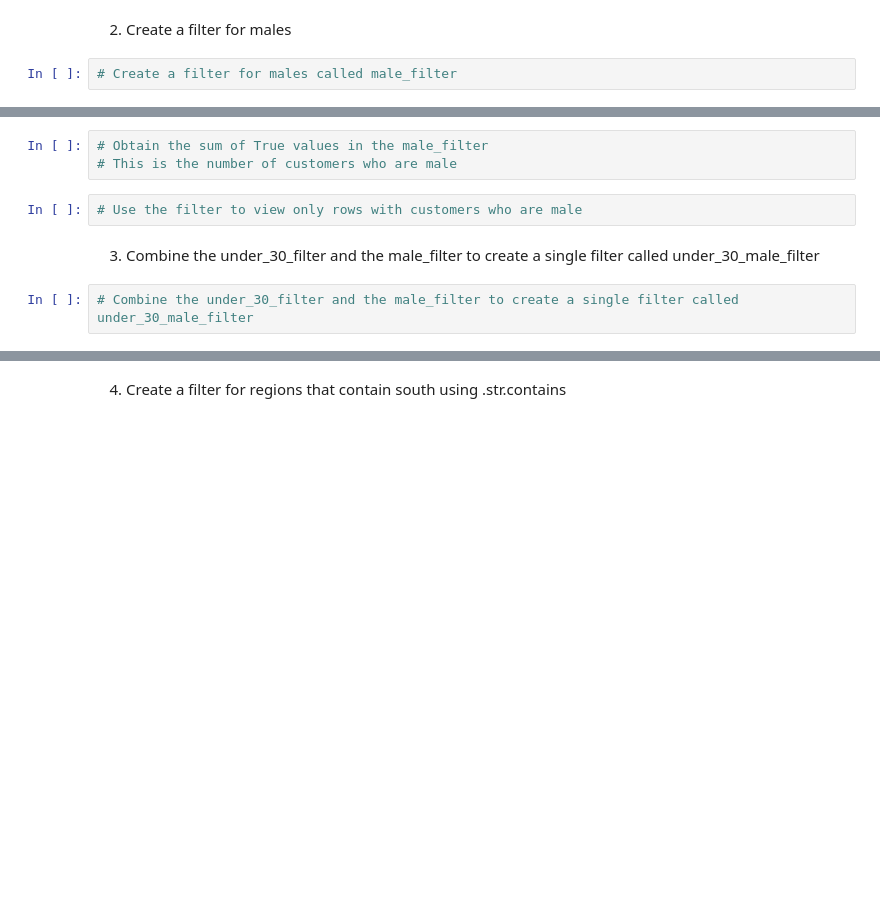
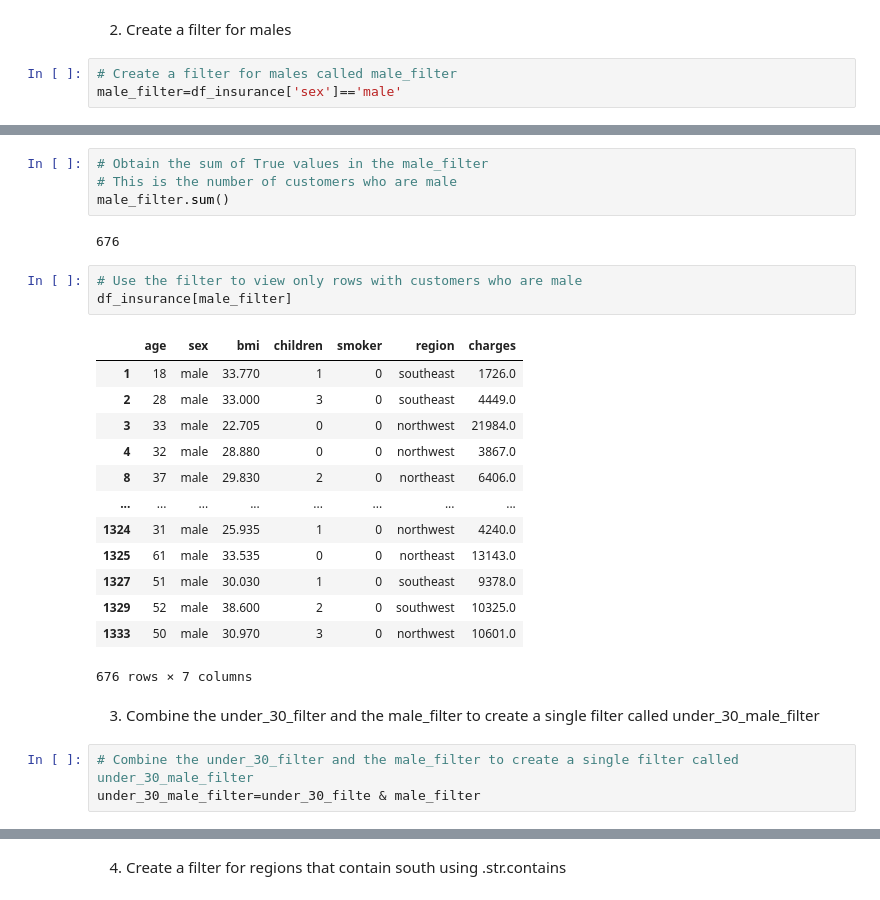
Before and after one commit to uday-routhu/ds-fundamentals-notebooks, a Jupyter notebook: Insurance_Data_Starter_Notebook.ipynb, the cells around one changed output, grey strips where cells are left out. Saved outputs shown, nothing was run; the diff lists cells and outputs as text; blank space fills up the shorter version.

```diff
--- a/Insurance_Data_Starter_Notebook.ipynb
+++ b/Insurance_Data_Starter_Notebook.ipynb
@@ -257,5 +304,6 @@ ___
 2) Create a filter for males
 # %%
 # Create a filter for males called male_filter
+male_filter=df_insurance['sex']=='male'
 # %%
 # View the filter to see the boolean index
@@ -262,11 +324,30 @@ ___
 # %%
 # Obtain the sum of True values in the male_filter
 # This is the number of customers who are male
+male_filter.sum()
+# %% [output]
+676
 # %%
 # Use the filter to view only rows with customers who are male
+df_insurance[male_filter]
+# %% [output]
+|  | age | sex | bmi | children | smoker | region | charges |
+| 1 | 18 | male | 33.770 | 1 | 0 | southeast | 1726.0 |
+| 2 | 28 | male | 33.000 | 3 | 0 | southeast | 4449.0 |
+| 3 | 33 | male | 22.705 | 0 | 0 | northwest | 21984.0 |
+| 4 | 32 | male | 28.880 | 0 | 0 | northwest | 3867.0 |
+| 8 | 37 | male | 29.830 | 2 | 0 | northeast | 6406.0 |
+| ... | ... | ... | ... | ... | ... | ... | ... |
+| 1324 | 31 | male | 25.935 | 1 | 0 | northwest | 4240.0 |
+| 1325 | 61 | male | 33.535 | 0 | 0 | northeast | 13143.0 |
+| 1327 | 51 | male | 30.030 | 1 | 0 | southeast | 9378.0 |
+| 1329 | 52 | male | 38.600 | 2 | 0 | southwest | 10325.0 |
+| 1333 | 50 | male | 30.970 | 3 | 0 | northwest | 10601.0 |
+676 rows × 7 columns
 # %% [markdown]
 3) Combine the under_30_filter and the male_filter to create a single filter called under_30_male_filter
 # %%
 # Combine the under_30_filter and the male_filter to create a single filter called under_30_male_filter
+under_30_male_filter=under_30_filte & male_filter
 # %%
 # Display the boolean index of the under_30_male_filter
```
Also changed, not shown: parts of 10 cells of this notebook.
